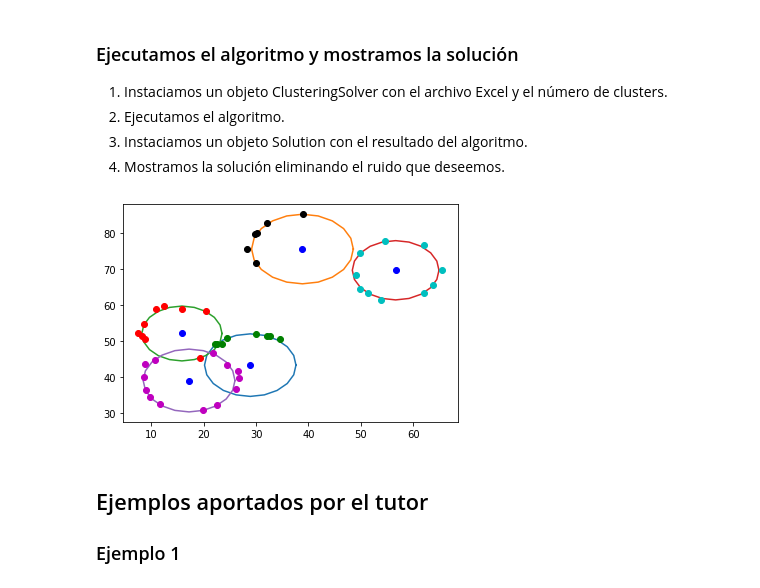
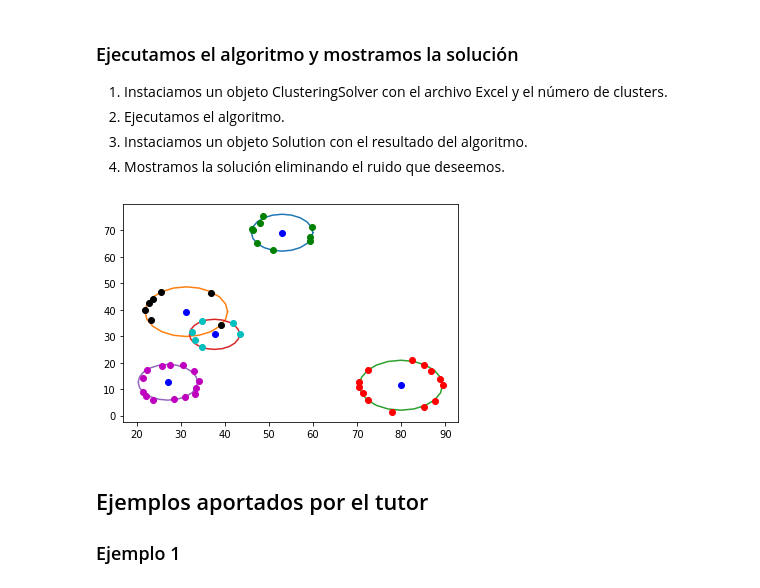
Before and after one commit to ClusteringIA/Clustering, a Jupyter notebook: IA CLEAN.ipynb, the cells around one changed output. Drawn from its saved outputs; the diff is of its cells as text; code cells hidden in the pictures.

```diff
--- a/IA CLEAN.ipynb
+++ b/IA CLEAN.ipynb
@@ -295,6 +321,25 @@ class Circle:
 
             plt.plot(xPrimeVals,yPrimeVals)
             plt.plot(self.center.x,self.center.y,'bo')
+
+    def drawPlot(self):
+
+        fig = plt.figure('fig')
+        ax = fig.add_subplot(111)
+
+        if(len(self.xVals) == 0 or len(self.yVals) == 0):
+            print('Error when drawing: Values are empty')
+        else:
+            xPrimeVals = self.xVals
+            xPrimeVals.append(xPrimeVals[0])
+
+            yPrimeVals = self.yVals
+            yPrimeVals.append(yPrimeVals[0])
+
+            ax.plot(xPrimeVals,yPrimeVals)
+            ax.plot(self.center.x,self.center.y,'bo')
+
+            return fig,ax
 
     def drawSubplot(self,axs,it):
         if(len(self.xVals) == 0 or len(self.yVals) == 0):
@@ -758,11 +803,11 @@ setData.drawData('ro')
 </ol>
 # %%
 csExample = ClusteringSolver(file_path_ex,5)
-final_clusters_ex,final_threshold_ex,animData_ex,bestGeneration_ex = csExample.learn(100,0.01,50,'c')
+final_clusters_ex,final_threshold_ex,animData_ex,bestGeneration_ex = csExample.learn(100,1,50,'c')
 solEx = Solution(final_clusters_ex,final_threshold_ex)
 solEx.drawSolution(0.9)
 # %% [output]
-[figure, old version]
+[figure, new version]
 # %% [markdown]
 ## Ejemplos aportados por el tutor
 ### Ejemplo 1
```
Also changed, not shown: parts of 11 cells of this notebook.
